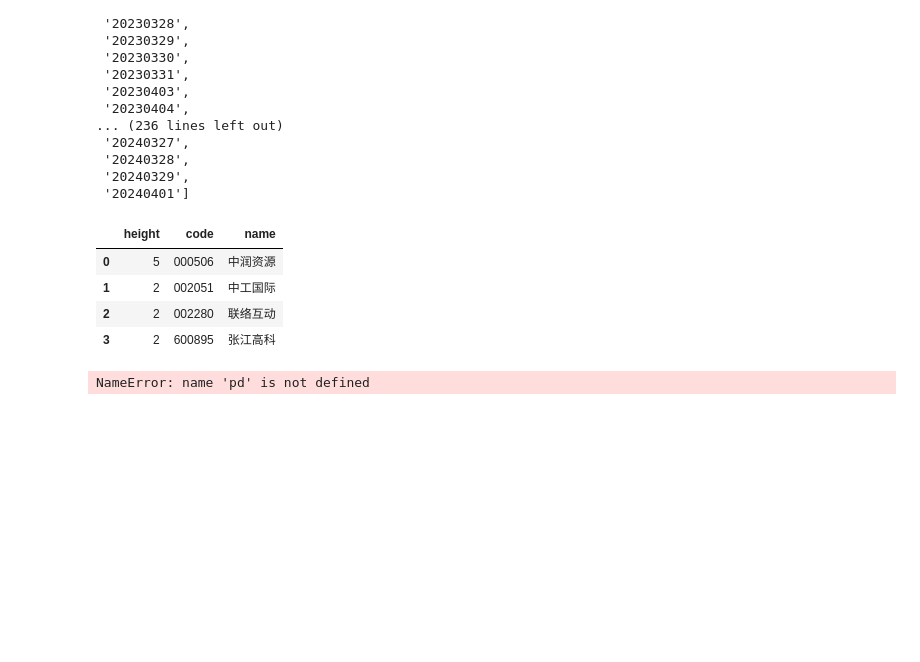
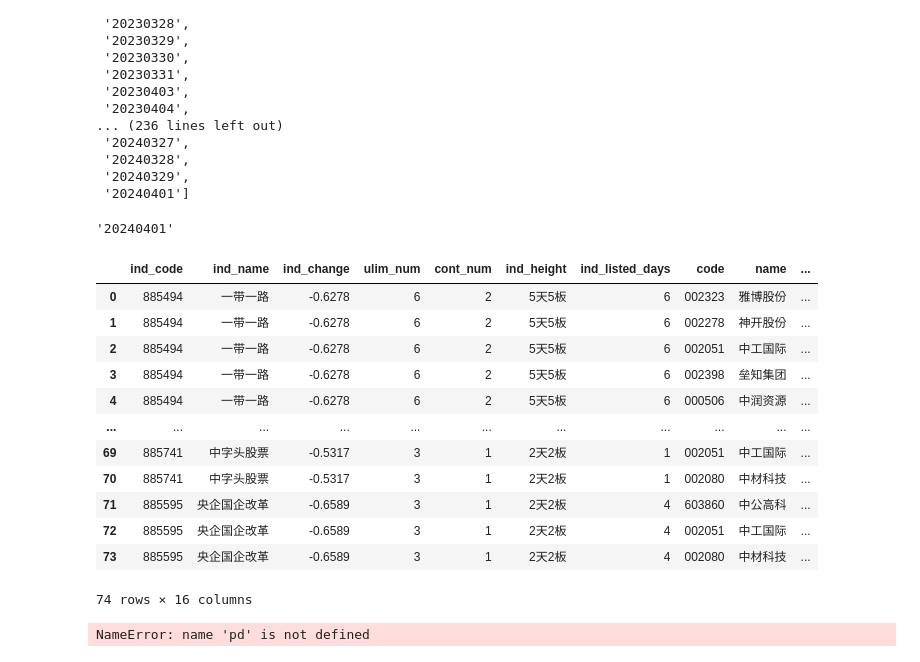
Before and after one commit to Zhu-Aemon/slingshot, a Jupyter notebook: test.ipynb, the cells around one changed output. Cells and saved outputs as stored; diff of their text form; code cells hidden in the pictures; blank space fills up the shorter version.

Commit message:
Storage API daily

```diff
--- a/test.ipynb
+++ b/test.ipynb
@@ -263,17 +263,29 @@ days
  '20240328',
  '20240329',
  '20240401']
+# %%
+days[-1]
+# %% [output]
+'20240401'
 # %%
-from api.jqka.limits import daily_cont
+from api.jqka.limits import daily_cont, daily_limits_hot
 
-test = daily_cont(date=days[0])
+test = daily_limits_hot(date=days[0])
 test
 # %% [output]
-|  | height | code | name |
-| 0 | 5 | 000506 | 中润资源 |
-| 1 | 2 | 002051 | 中工国际 |
-| 2 | 2 | 002280 | 联络互动 |
-| 3 | 2 | 600895 | 张江高科 |
+|  | ind_code | ind_name | ind_change | ulim_num | cont_num | ind_height | ind_listed_days | code | name | ... |
+| 0 | 885494 | 一带一路 | -0.6278 | 6 | 2 | 5天5板 | 6 | 002323 | 雅博股份 | ... |
+| 1 | 885494 | 一带一路 | -0.6278 | 6 | 2 | 5天5板 | 6 | 002278 | 神开股份 | ... |
+| 2 | 885494 | 一带一路 | -0.6278 | 6 | 2 | 5天5板 | 6 | 002051 | 中工国际 | ... |
+| 3 | 885494 | 一带一路 | -0.6278 | 6 | 2 | 5天5板 | 6 | 002398 | 垒知集团 | ... |
+| 4 | 885494 | 一带一路 | -0.6278 | 6 | 2 | 5天5板 | 6 | 000506 | 中润资源 | ... |
+| ... | ... | ... | ... | ... | ... | ... | ... | ... | ... | ... |
+| 69 | 885741 | 中字头股票 | -0.5317 | 3 | 1 | 2天2板 | 1 | 002051 | 中工国际 | ... |
+| 70 | 885741 | 中字头股票 | -0.5317 | 3 | 1 | 2天2板 | 1 | 002080 | 中材科技 | ... |
+| 71 | 885595 | 央企国企改革 | -0.6589 | 3 | 1 | 2天2板 | 4 | 603860 | 中公高科 | ... |
+| 72 | 885595 | 央企国企改革 | -0.6589 | 3 | 1 | 2天2板 | 4 | 002051 | 中工国际 | ... |
+| 73 | 885595 | 央企国企改革 | -0.6589 | 3 | 1 | 2天2板 | 4 | 002080 | 中材科技 | ... |
+74 rows × 16 columns
 # %%
 import datetime
 import sqlite3
```
Also changed, not shown: parts of 1 cell of this notebook, 2 other files.
